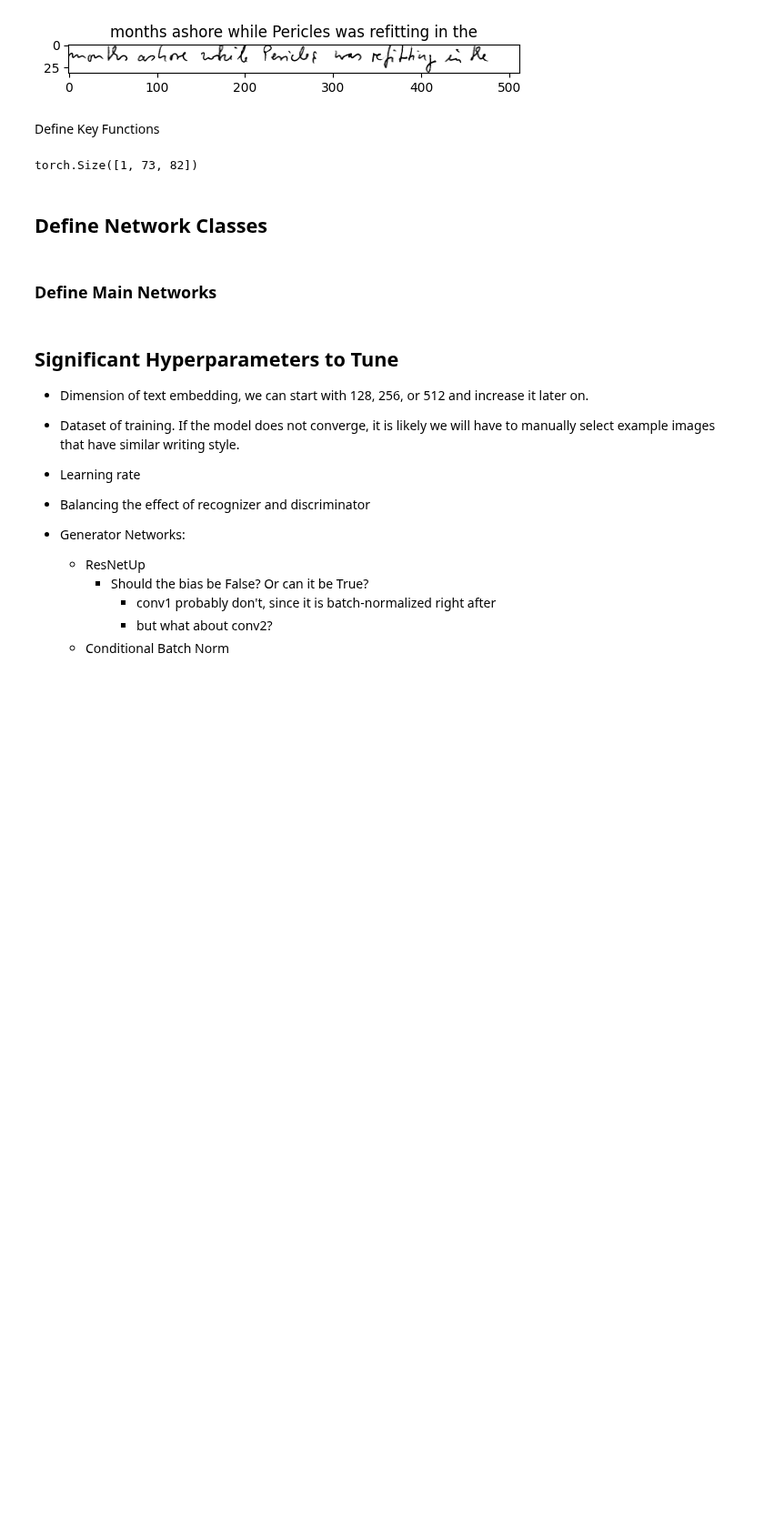
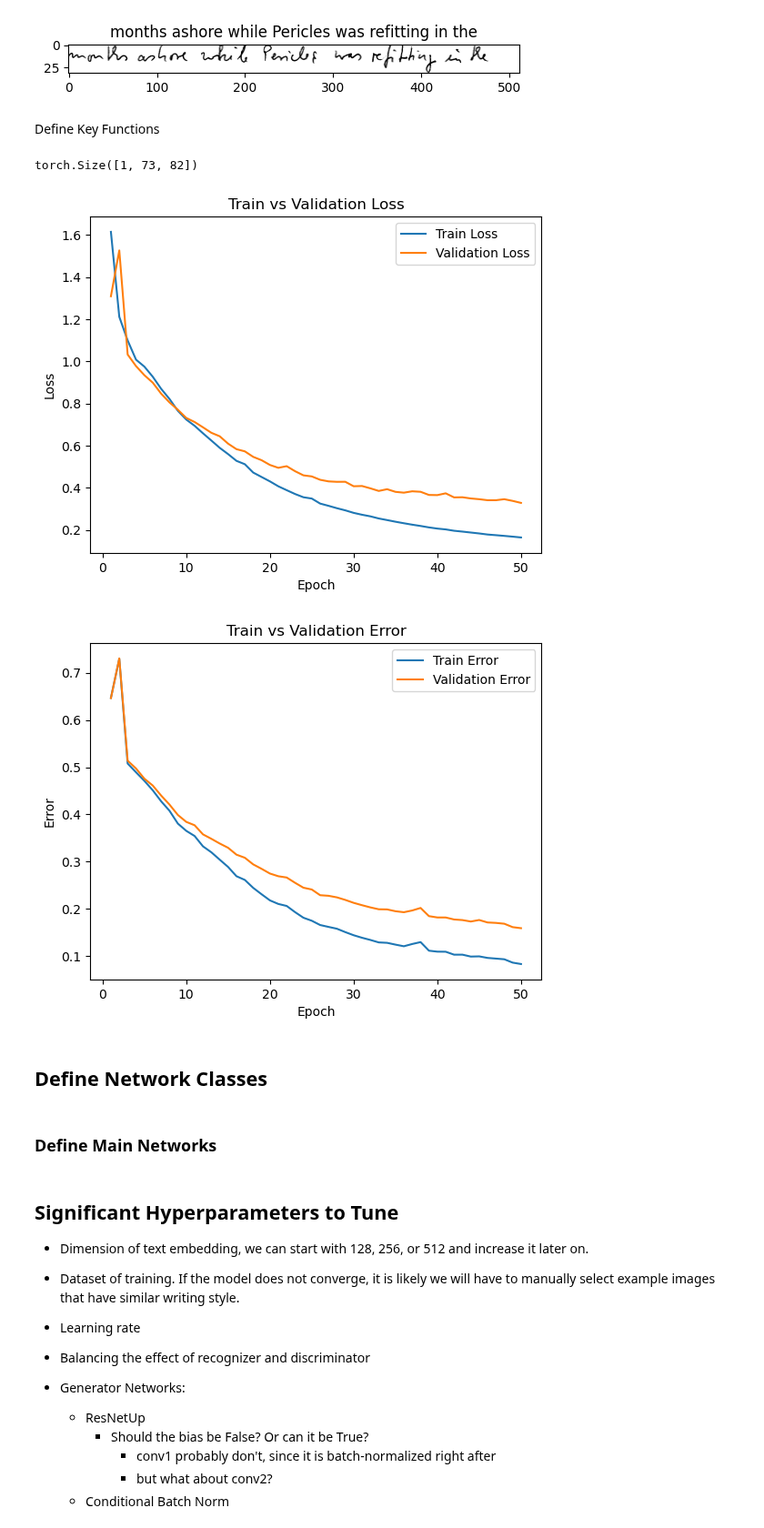
Before and after one commit to nabethg/ScribeSmith, a Jupyter notebook: train_recognizer_copy.ipynb, the cells around one changed output. Shown at 91% size. Cells and saved outputs as stored; diff of their text form; code cells hidden in the pictures; blank space fills up the shorter version.

Commit message:
Added some plots for the recognizer

```diff
--- a/train_recognizer_copy.ipynb
+++ b/train_recognizer_copy.ipynb
@@ -675,7 +675,10 @@ def train(recognizer,
         np.savetxt("./recognizers/{}_train_acc.csv".format(model_path_const_batch), recognizer_train_accuracies)
         np.savetxt("./recognizers/{}_val_acc.csv".format(model_path_const_batch), recognizer_val_accuracies)
 # %%
-# plot_training_curve("./recognizers/model_recognizer_bs8_lr0.0005_epoch-1")
+plot_training_curve("./trained_rec/model_recognizer_bs8_lr0.0005_epoch-1")
+# %% [output]
+[figure, added]
+[figure, added]
 # %% [markdown]
 ## Define Network Classes
 # %% [markdown]
```
